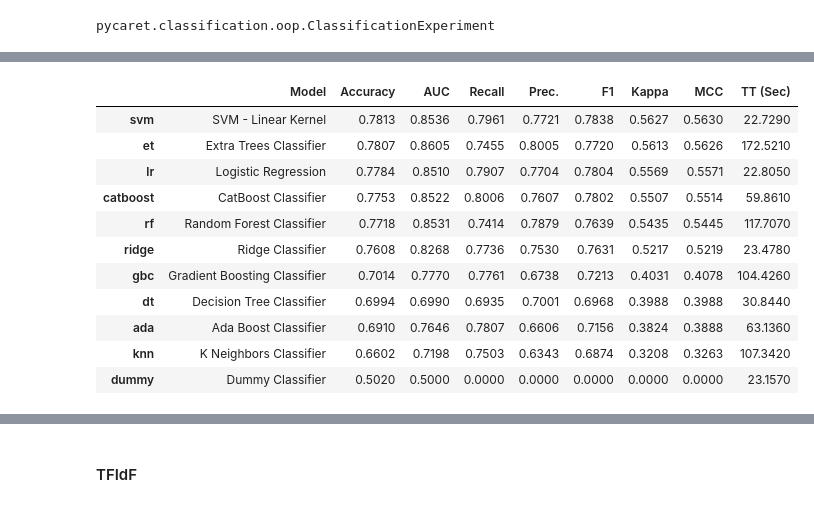
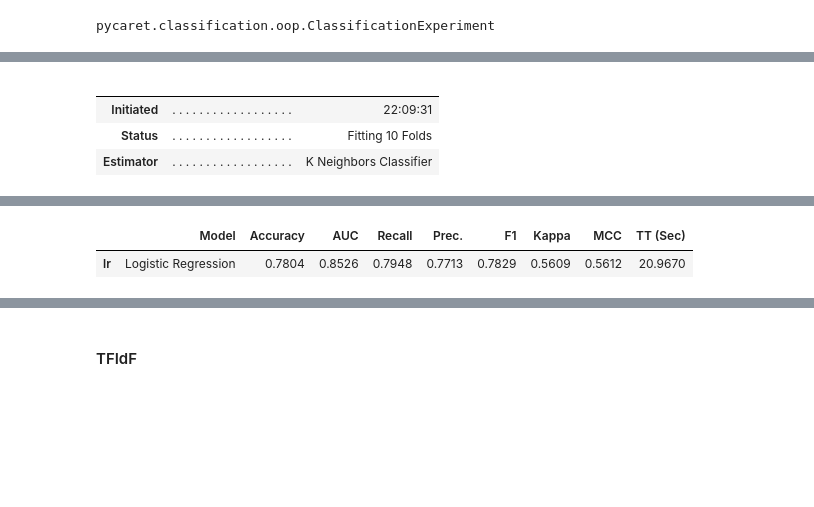
Before and after one commit to cecile-aie/oc_aiep7, a Jupyter notebook: P7_approche_classique.ipynb, the cells around one changed output, grey strips where cells are left out. Saved outputs shown, nothing was run; the diff lists cells and outputs as text; code cells hidden in the pictures; blank space fills up the shorter version.

```diff
--- a/P7_approche_classique.ipynb
+++ b/P7_approche_classique.ipynb
@@ -86,5 +83,5 @@ type(exp)
 pycaret.classification.oop.ClassificationExperiment
 # %%
 # compare baseline models
-best = compare_models()
+best_model = compare_models(sort='Precision')
 # %% [output]
@@ -92,12 +88,5 @@ best = compare_models()
-|  | Model | Accuracy | AUC | Recall | Prec. | F1 | Kappa | MCC | TT (Sec) |
-| svm | SVM - Linear Kernel | 0.7813 | 0.8536 | 0.7961 | 0.7721 | 0.7838 | 0.5627 | 0.5630 | 22.7290 |
-| et | Extra Trees Classifier | 0.7807 | 0.8605 | 0.7455 | 0.8005 | 0.7720 | 0.5613 | 0.5626 | 172.5210 |
-| lr | Logistic Regression | 0.7784 | 0.8510 | 0.7907 | 0.7704 | 0.7804 | 0.5569 | 0.5571 | 22.8050 |
-| catboost | CatBoost Classifier | 0.7753 | 0.8522 | 0.8006 | 0.7607 | 0.7802 | 0.5507 | 0.5514 | 59.8610 |
-| rf | Random Forest Classifier | 0.7718 | 0.8531 | 0.7414 | 0.7879 | 0.7639 | 0.5435 | 0.5445 | 117.7070 |
-| ridge | Ridge Classifier | 0.7608 | 0.8268 | 0.7736 | 0.7530 | 0.7631 | 0.5217 | 0.5219 | 23.4780 |
-| gbc | Gradient Boosting Classifier | 0.7014 | 0.7770 | 0.7761 | 0.6738 | 0.7213 | 0.4031 | 0.4078 | 104.4260 |
-| dt | Decision Tree Classifier | 0.6994 | 0.6990 | 0.6935 | 0.7001 | 0.6968 | 0.3988 | 0.3988 | 30.8440 |
-| ada | Ada Boost Classifier | 0.6910 | 0.7646 | 0.7807 | 0.6606 | 0.7156 | 0.3824 | 0.3888 | 63.1360 |
-| knn | K Neighbors Classifier | 0.6602 | 0.7198 | 0.7503 | 0.6343 | 0.6874 | 0.3208 | 0.3263 | 107.3420 |
-| dummy | Dummy Classifier | 0.5020 | 0.5000 | 0.0000 | 0.0000 | 0.0000 | 0.0000 | 0.0000 | 23.1570 |
+|  |  |  |
+|  |  |  |
+| Initiated | . . . . . . . . . . . . . . . . . . | 22:09:31 |
+| Status | . . . . . . . . . . . . . . . . . . | Fitting 10 Folds |
+| Estimator | . . . . . . . . . . . . . . . . . . | K Neighbors Classifier |
@@ -104,0 +93,2 @@ best = compare_models()
+|  | Model | Accuracy | AUC | Recall | Prec. | F1 | Kappa | MCC | TT (Sec) |
+| lr | Logistic Regression | 0.7804 | 0.8526 | 0.7948 | 0.7713 | 0.7829 | 0.5609 | 0.5612 | 20.9670 |
```
Also changed, not shown: parts of 25 cells of this notebook, 1 other file.
